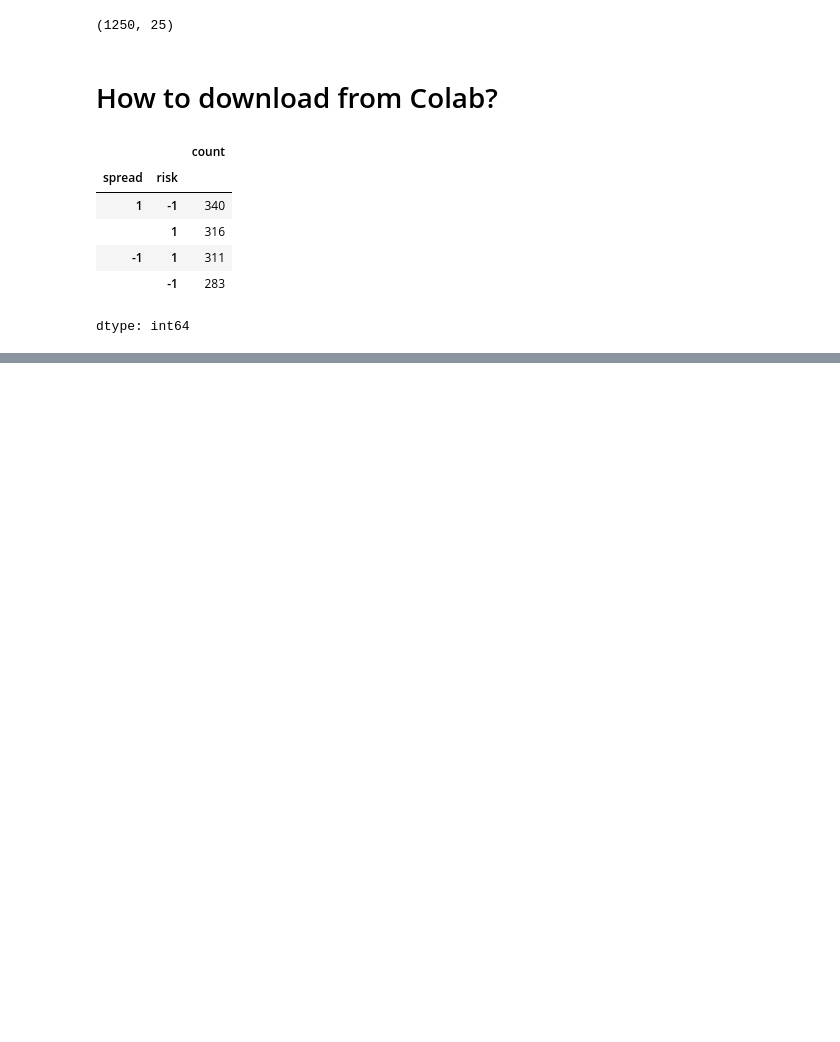
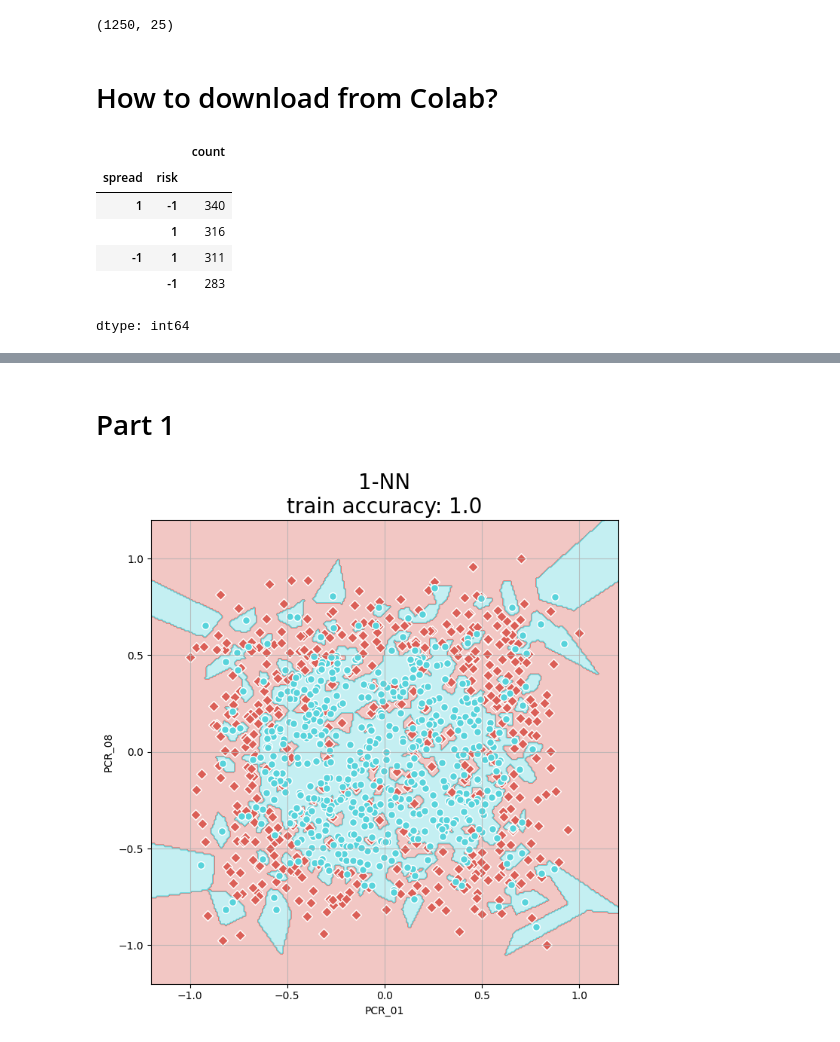
Before and after one commit to Shayshoon/ML_2, a Jupyter notebook: HW2_template.ipynb, the cells around one changed output, grey strips where cells are left out. Drawn from its saved outputs; the diff is of its cells as text; code cells hidden in the pictures; blank space fills up the shorter version.

```diff
--- a/HW2_template.ipynb
+++ b/HW2_template.ipynb
@@ -42,4 +42,5 @@ train_df, test_df = train_test_split(dataset, test_size=0.2, random_state=15)
 # %%
+# @title Default title text
 def prepare_data(training_data, new_data):
 	import numpy as np
 	import pandas as pd
@@ -70,7 +71,7 @@ def prepare_data(training_data, new_data):
 
 	prepared_data['blood_type_group'] = prepared_data['blood_type'].isin(["O+", "B+"])
 # drop useless features (this step was changed from hw1, because we dropped the `blood_type` feature too.)
-	prepared_data = prepared_data.drop(columns=['PCR_date', 'current_location'])
+	prepared_data = prepared_data.drop(columns=['pcr_date', 'current_location'])
 
 	return prepared_data
 # %%
@@ -84,3 +85,9 @@ dataset[['spread', 'risk']].value_counts()
 | -1 | 1 | 311 |
 |  | -1 | 283 |
 dtype: int64
+# %%
+# preprocess data
+
+test_df = prepare_data(raw_train_df, raw_test_df)
+train_df = prepare_data(raw_train_df, raw_train_df)
+train_df.head()
@@ -86,0 +102,2 @@ dtype: int64
+# %% [markdown]
+# Part 1
@@ -86,0 +165,16 @@ dtype: int64
+# %%
+temp_train_df = train_df[['PCR_08','PCR_01','spread']]
+temp_test_df = test_df[['PCR_08','PCR_01','spread']]
+# %%
+from sklearn.neighbors import KNeighborsClassifier
+
+q1_classifier = KNeighborsClassifier(n_neighbors=1)
+
+q1_classifier.fit(X=temp_train_df[['PCR_01','PCR_08']], y=temp_train_df['spread'])
+q1_train_accuracy = q1_classifier.score(temp_train_df[['PCR_01', 'PCR_08']], temp_train_df['spread'])
+q1_test_accuracy = q1_classifier.score(temp_test_df[['PCR_01', 'PCR_08']], temp_test_df['spread'])
+# %%
+visualize_clf(q1_classifier, temp_train_df[['PCR_01', 'PCR_08']], temp_train_df['spread'],
+              f'1-NN\ntrain accuracy: {q1_train_accuracy}', 'PCR_01', 'PCR_08')
+# %% [output]
+[figure, added]
```
Also changed, not shown: parts of 17 cells of this notebook.
